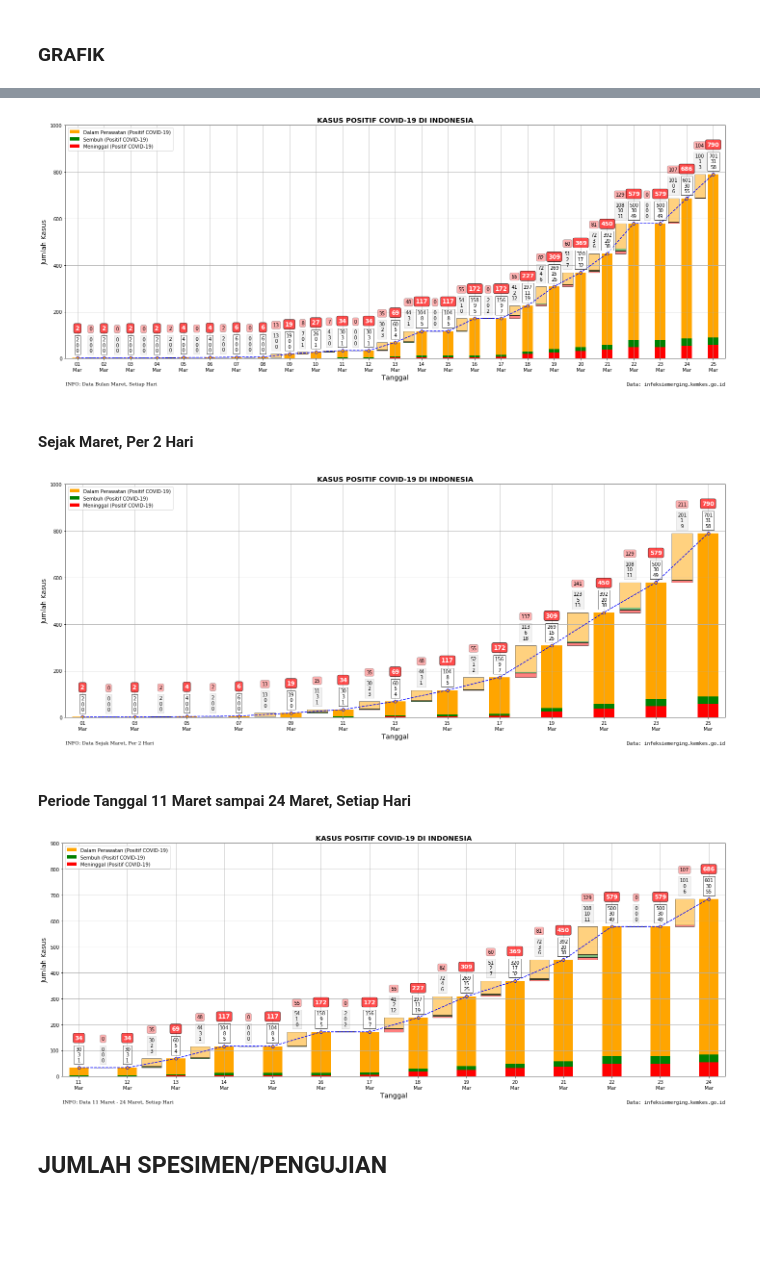
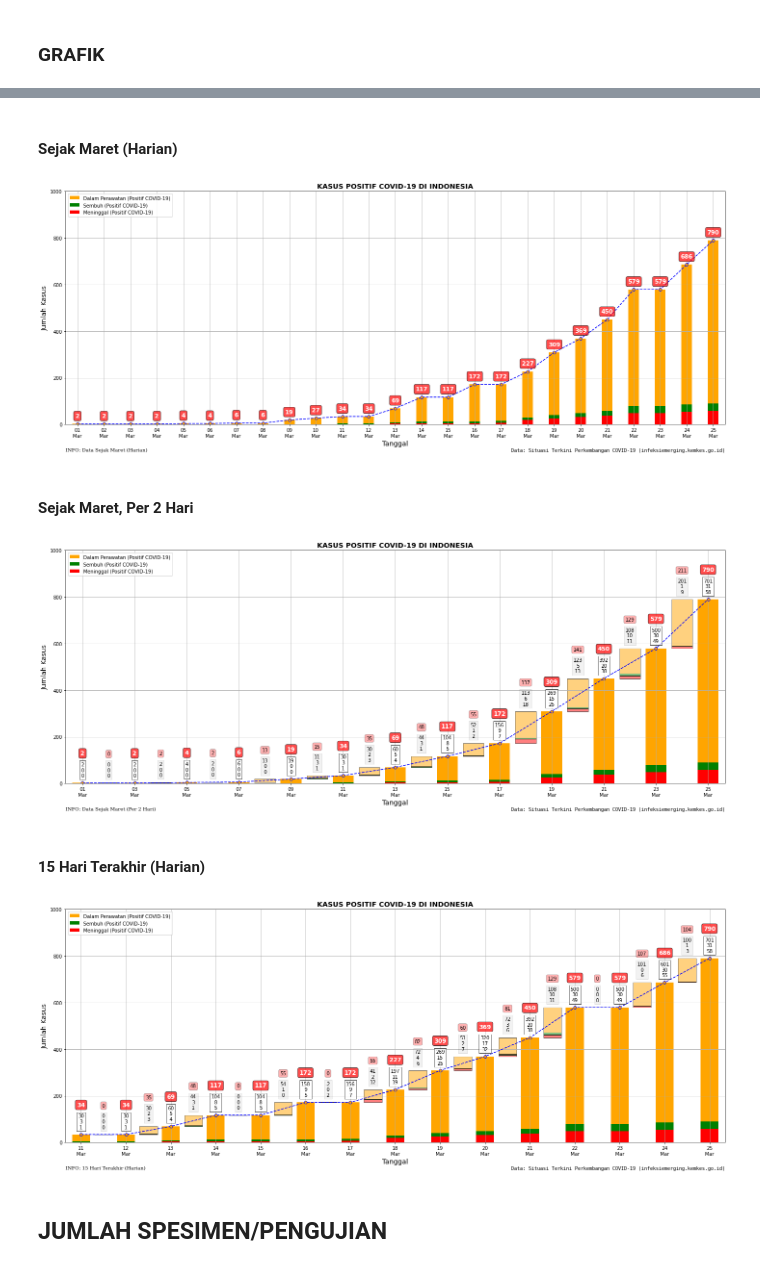
Before and after one commit to taruma/inkovis, a Jupyter notebook: notebook/inkovis_nb.ipynb, the cells around one changed output, grey strips where cells are left out. Cells and saved outputs as stored; diff of their text form; code cells hidden in the pictures; blank space fills up the shorter version.

```diff
--- a/notebook/inkovis_nb.ipynb
+++ b/notebook/inkovis_nb.ipynb
@@ -45,6 +43,3 @@ raw_dataset.tail()
 | 2020-03-23 | 2756 | 579 | 30 | 49 | 2177 | 0 | 500 | NaN |
 | 2020-03-24 | 3332 | 686 | 30 | 55 | 2625 | 0 | 601 | (informasi kasus perawatan diambi... |
 | 2020-03-25 | 3332 | 790 | 31 | 58 | 2625 | 0 | 701 | (informasi diambil di situs, pada... |
-# %%
-dataset = raw_dataset.drop('catatan', axis=1)
-dataset.head()
@@ -236,30 +246,42 @@ def plot_covid_case(
+# %% [markdown]
+#### Sejak Maret (Harian)
 # %%
 fig, ax = plt.subplots(figsize=FIG_SIZE)
 
-plot_covid_case(raw_dataset, ax, mask=('2020-03','2020-03'), days=1,
-                text_left='INFO: Data Bulan Maret, Setiap Hari')
-plt.savefig('GRAFIK_KASUS_POSITIF_MARET_HARIAN.png',dpi=150)
+plot_covid_case(
+    raw_dataset, ax, mask=('2020-03', None), days=1,
+    show_hist=False, show_diff_bar=False,
+    text_left='INFO: Data Sejak Maret (Harian)')
+
+plt.savefig('GRAFIK_KASUS_POSITIF_SMARET_HARIAN.png',dpi=150)
 # %% [output]
-[figure, old version]
+[figure, new version]
 # %% [markdown]
 #### Sejak Maret, Per 2 Hari
 # %%
 fig, ax = plt.subplots(figsize=FIG_SIZE)
 
-plot_covid_case(raw_dataset, ax, mask=('2020-03', None), days=2,
-                text_left="INFO: Data Sejak Maret, Per 2 Hari")
-plt.savefig('GRAFIK_KASUS_POSITIF_MARET_DUA_HARI.png',dpi=150)
+plot_covid_case(
+    raw_dataset, ax, mask=('2020-03', None), days=2,
+    show_diff=True,
+    text_left="INFO: Data Sejak Maret (Per 2 Hari)")
+
+plt.savefig('GRAFIK_KASUS_POSITIF_SMARET_2HARI.png',dpi=150)
 # %% [output]
-[figure, old version]
+[figure, new version]
-# %% [markdown]
-#### Periode Tanggal 11 Maret sampai 24 Maret, Setiap Hari
+# %% [markdown]
+#### 15 Hari Terakhir (Harian)
 # %%
 fig, ax = plt.subplots(figsize=FIG_SIZE)
 
-plot_covid_case(raw_dataset, ax, mask=('2020-03-11', '2020-03-24'), days=1, text_left='INFO: Data 11 Maret - 24 Maret, Setiap Hari')
-plt.savefig('GRAFIK_KASUS_POSITIF_11_24_MARET_HARIAN.png',dpi=150)
+plot_covid_case(
+    raw_dataset[-15:], ax, days=1,
+    show_diff=True,
+    text_left='INFO: 15 Hari Terakhir (Harian)'
+)
+plt.savefig('GRAFIK_KASUS_POSITIF_15AKHIR_HARIAN.png',dpi=150)
 # %% [output]
-[figure, old version]
+[figure, new version]
 # %% [markdown]
 ## JUMLAH SPESIMEN/PENGUJIAN
 # %% [markdown]
```
Also changed, not shown: parts of 17 cells of this notebook.
